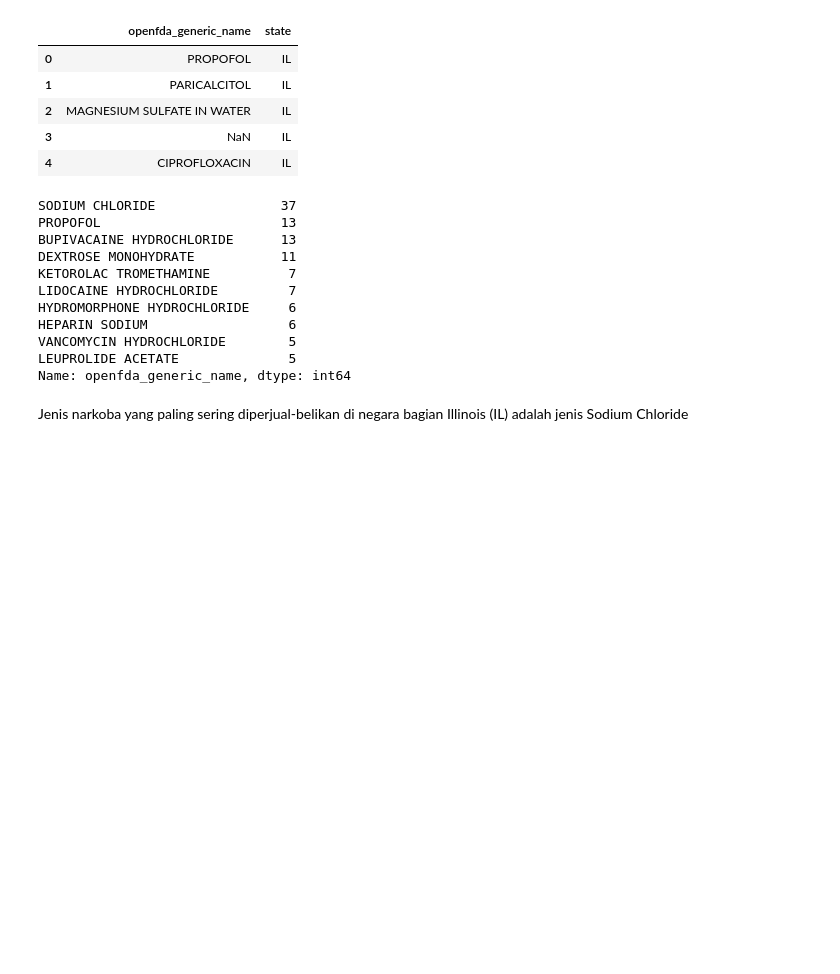
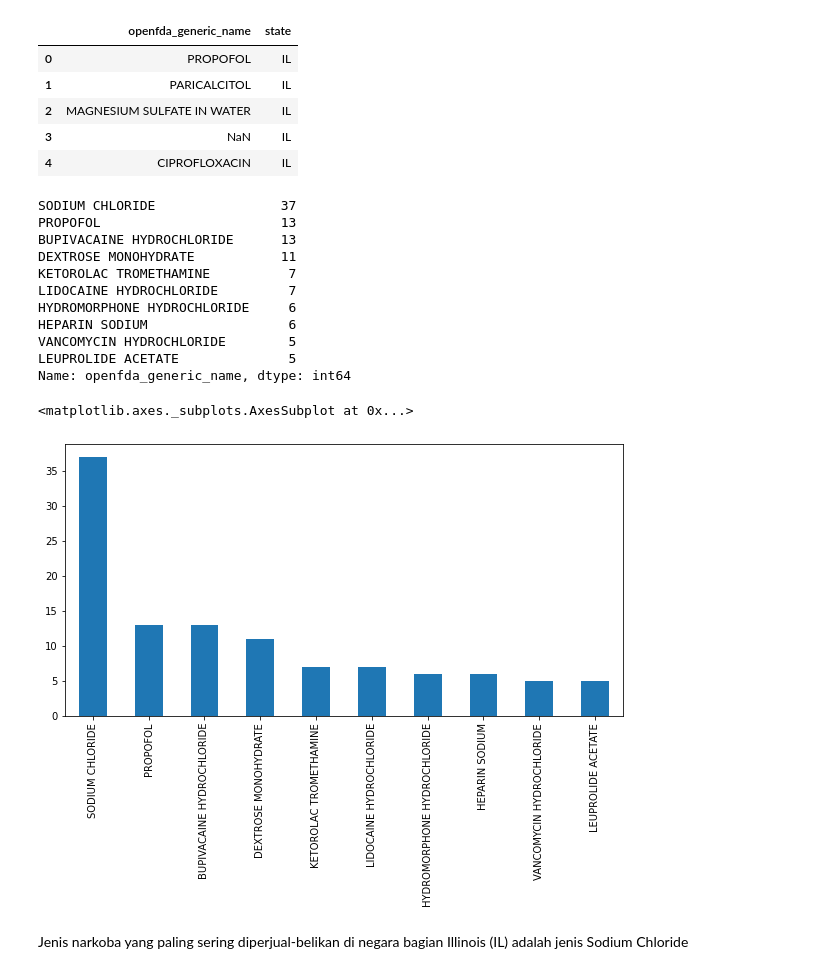
Before and after one commit to heriy26/Testing, a Jupyter notebook: Assesment1.ipynb, the cells around one changed output. Drawn from its saved outputs; the diff is of its cells as text; code cells hidden in the pictures; blank space fills up the shorter version.

```diff
--- a/Assesment1.ipynb
+++ b/Assesment1.ipynb
@@ -229,6 +234,11 @@ HEPARIN SODIUM                  6
 VANCOMYCIN HYDROCHLORIDE        5
 LEUPROLIDE ACETATE              5
 Name: openfda_generic_name, dtype: int64
+# %%
+fdastate.plot.bar(figsize = (10, 5))
+# %% [output]
+<matplotlib.axes._subplots.AxesSubplot at 0x...>
+[figure, added]
 # %% [markdown]
 Jenis narkoba yang paling sering diperjual-belikan di negara bagian Illinois (IL) adalah jenis Sodium Chloride
 # %% [markdown]
```
Also changed, not shown: parts of 2 cells of this notebook.
